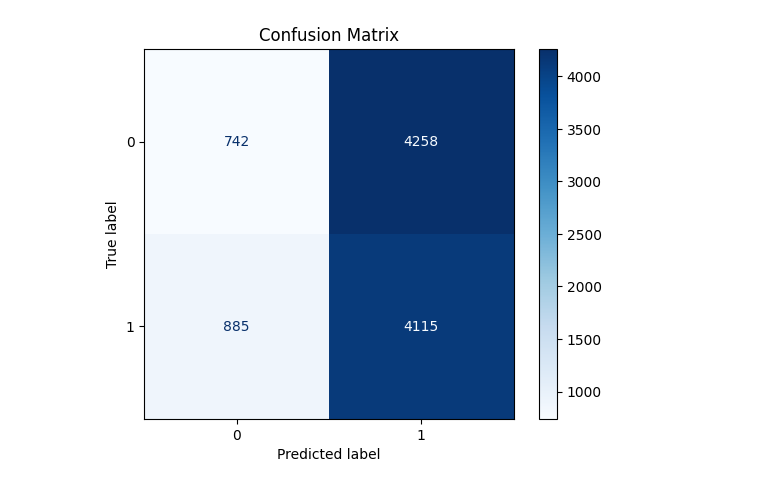
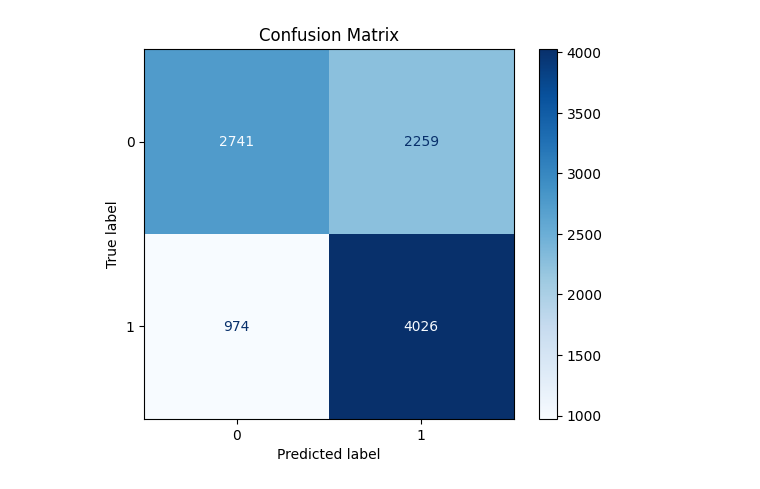
Before and after one commit to Aeva18/VeriTextCodeTraining, a Jupyter notebook: Notebook/Modelling/Model_LLMDet.ipynb, the cells around one changed output. Cells and saved outputs as stored; diff of their text form; code cells hidden in the pictures.

```diff
--- a/Notebook/Modelling/Model_LLMDet.ipynb
+++ b/Notebook/Modelling/Model_LLMDet.ipynb
@@ -189,5 +0,0 @@ df.to_csv("Test_Split_LLMDet_10.csv")
-# %%
-final = pd.DataFrame()
-for i in range(1,11):
-    df = pd.read_csv(f"Test_Split_LLMDet_{i}.csv")
-    final = pd.concat([final, df], axis = 0)
@@ -253,0 +6,9 @@ memory usage: 2.4+ MB
+# %%
+train = pd.read_csv("../../Data/Train.csv")
+test = pd.read_csv("../../Data/Test.csv")
+
+# Extract relevant columns
+texts_train = train['text']
+labels_train = train['label']
+texts_test = test['text']
+labels_test = test['label']
@@ -253,0 +112,20 @@ memory usage: 2.4+ MB
+# %%
+from sklearn.ensemble import RandomForestClassifier
+from sklearn.metrics import classification_report, confusion_matrix,ConfusionMatrixDisplay
+import matplotlib.pyplot as plt
+
+from sklearn.ensemble import RandomForestClassifier, VotingClassifier
+from sklearn.linear_model import LogisticRegression
+from xgboost import XGBClassifier
+from lightgbm import LGBMClassifier
+from catboost import CatBoostClassifier
+
+xgb     = XGBClassifier()
+lgb     = LGBMClassifier()
+cat     = CatBoostClassifier()
+rfr     = RandomForestClassifier()
+clf     = VotingClassifier(
+    n_jobs=-1,
+    voting='soft',
+    estimators=[('xgb', xgb), ('lgb', lgb), ('cat', cat), ('rfr', rfr)]
+).fit(X_train, labels_train)
@@ -253,0 +150,4 @@ memory usage: 2.4+ MB
+# %%
+# Evaluate on the test set
+y_pred = clf.predict(X_test)
+print(classification_report(labels_test, y_pred))
@@ -254,11 +167,11 @@ memory usage: 2.4+ MB
 # %%
 # Generate the confusion matrix
-cm = confusion_matrix(y_test, y_pred)
+cm = confusion_matrix(test['label'], y_pred)
 
 # Display the confusion matrix using ConfusionMatrixDisplay
 disp = ConfusionMatrixDisplay(confusion_matrix=cm, display_labels=[0, 1])
 disp.plot(cmap="Blues")  # Use a color map for visualization
 plt.title("Confusion Matrix")
 plt.show()
 # %% [output]
-[figure, old version]
+[figure, new version]
```
Also changed, not shown: parts of 17 cells of this notebook, 12 other files.
